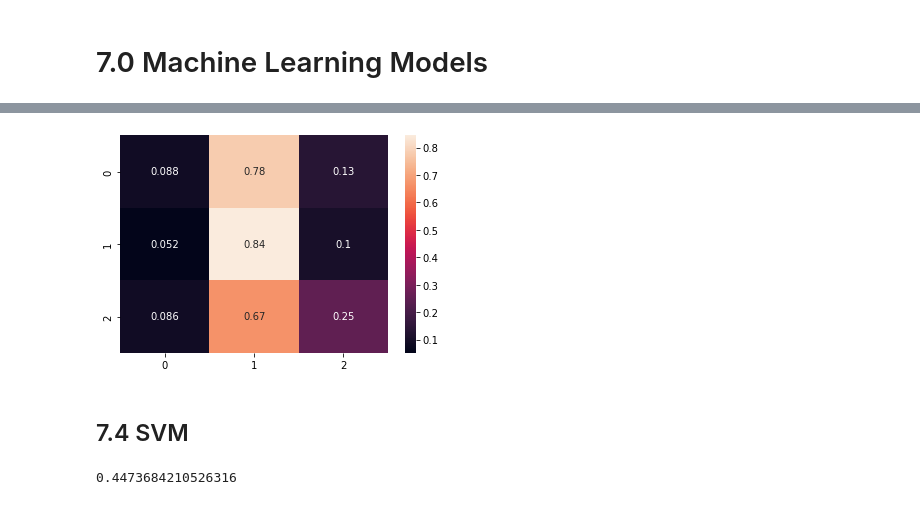
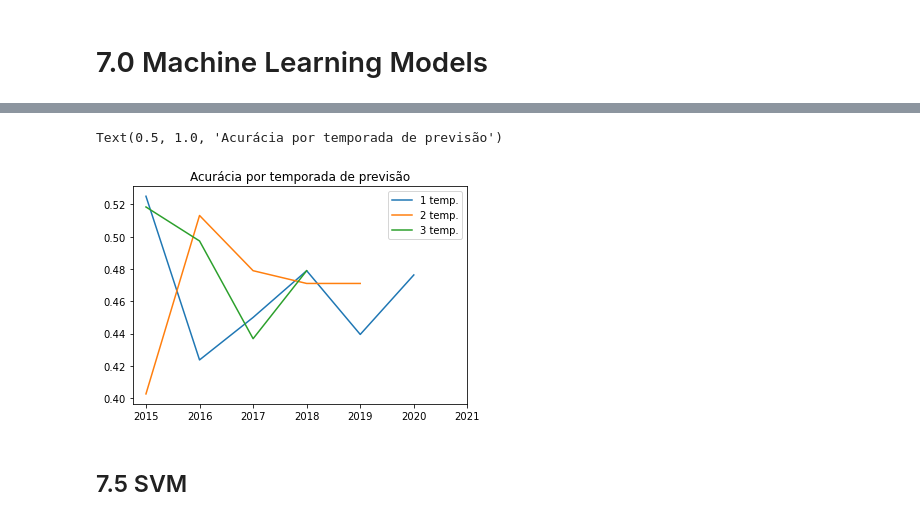
Before and after one commit to mahelvson/FootballPredictions, a Jupyter notebook: notebooks/Análise Final - Prevendo Jogos do Brasileirão.ipynb, the cells around one changed output, grey strips where cells are left out. Saved outputs shown, nothing was run; the diff lists cells and outputs as text; code cells hidden in the pictures.

```diff
--- a/notebooks/Cycle11 - Final Analysis.ipynb
+++ b/notebooks/Análise Final - Prevendo Jogos do Brasileirão.ipynb
@@ -1469,6 +1525,16 @@ accuracy_score(y_test, yhat_rf)
-# %%
-sns.heatmap(confusion_matrix(y_test, yhat_rf, normalize='true'), annot=True, );
-# %% [output]
-[figure, removed]
+# %%
+metrics_rf_1 = cross_val_temps(1, df7, RandomForestClassifier(n_estimators = 2000, n_jobs = -1, random_state = 42))
+metrics_rf_2 = cross_val_temps(2, df7, RandomForestClassifier(n_estimators = 2000, n_jobs = -1, random_state = 42))
+metrics_rf_3 = cross_val_temps(3, df7, RandomForestClassifier(n_estimators = 2000, n_jobs = -1, random_state = 42))
+# %%
+plt.plot(metrics_rf_1)
+plt.plot(metrics_rf_2)
+plt.plot(metrics_rf_3)
+plt.xticks(ticks = np.arange(0, len(df7.temporada.unique())), labels = df7.temporada.unique());
+plt.legend(['1 temp.', '2 temp.', '3 temp.']);
+plt.title('Acurácia por temporada de previsão')
+# %% [output]
+Text(0.5, 1.0, 'Acurácia por temporada de previsão')
+[figure, added]
 # %% [markdown]
-## 7.4 SVM
+## 7.5 SVM
@@ -1478,4 +1540,0 @@ y_hat_svc = clf_svc.predict(X_test)
-# %%
-accuracy_score(y_test, y_hat_svc)
-# %% [output]
-0.4473684210526316
```
Also changed, not shown: parts of 83 cells of this notebook.
